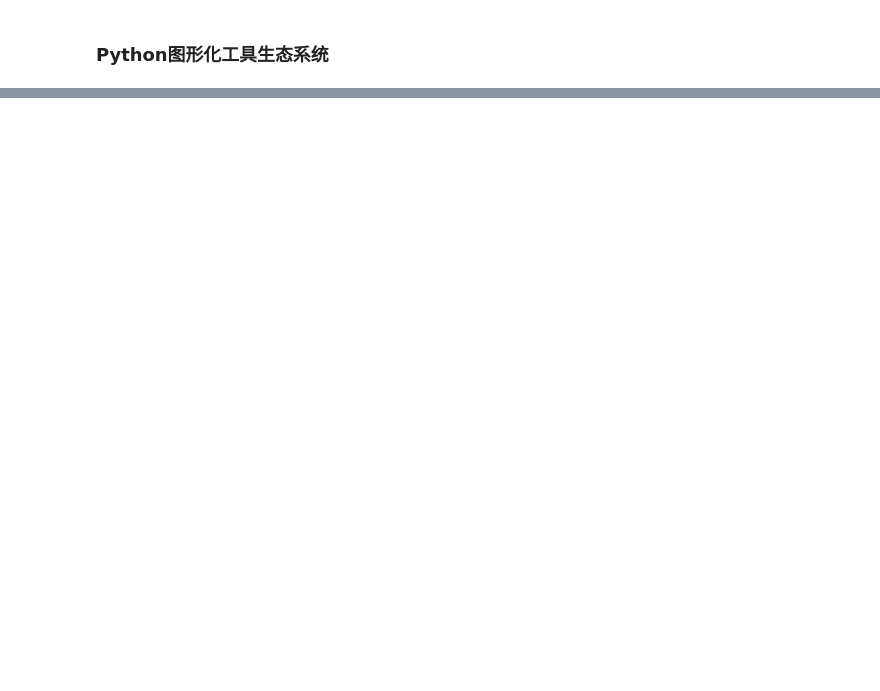
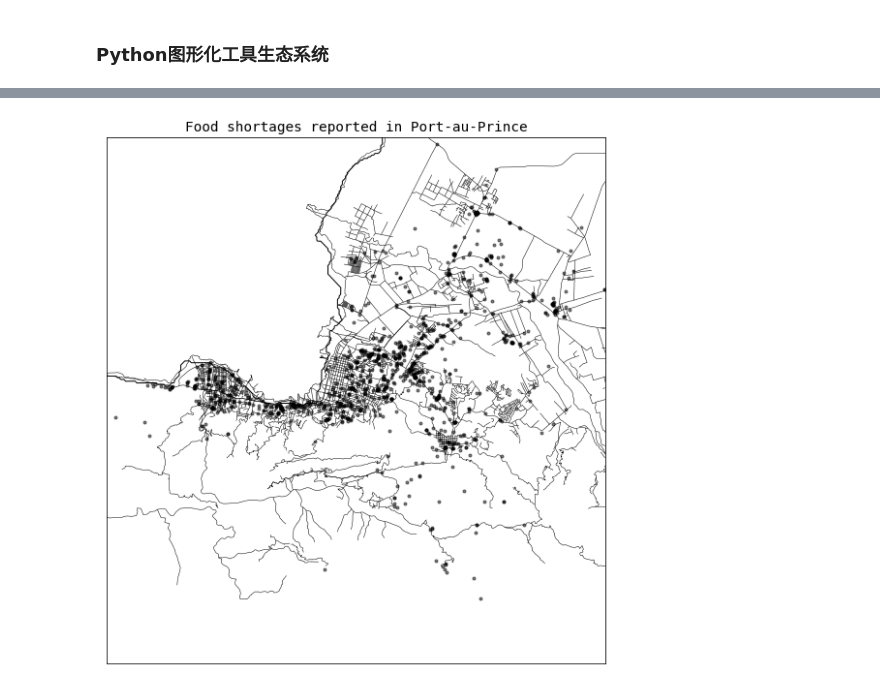
Before and after one commit to zydz/learning-dl, a Jupyter notebook: reading-books/notebooks/mypydata-book/ch08.ipynb, the cells around one changed output, grey strips where cells are left out. Cells and saved outputs as stored; diff of their text form; code cells hidden in the pictures; blank space fills up the shorter version.

```diff
--- a/reading-books/notebooks/mypydata-book/ch08.ipynb
+++ b/reading-books/notebooks/mypydata-book/ch08.ipynb
@@ -389,0 +777,16 @@ pd.plotting.scatter_matrix(trans_data, diagonal='kde',
+# %%
+#程序输入是4个经度纬度参数，表示绘制范围，默认的纬度范围是17.25到20.25度，经度范围是-75到-71度。
+def basic_map_plot(ax=None, lllat=17.25, urlat=20.25,
+                    lllon=-75, urlon=-71):
+    # 创建极球面投影的Basemap实例，projection='stere'表示地图类型是极球面，lon_0和lat_0表示地图中心点.
+    m = Basemap(ax=ax, projection='stere',
+                lon_0=(urlon + lllon) / 2,
+                lat_0=(urlat + lllat) / 2,
+                llcrnrlat=lllat, urcrnrlat=urlat,
+                llcrnrlon=lllon, urcrnrlon=urlon,
+                resolution='f')
+
+    m.drawcoastlines() #绘制海岸线
+    m.drawstates() #绘制州界
+    m.drawcountries() #绘制国界
+    return m
@@ -389,0 +818,25 @@ pd.plotting.scatter_matrix(trans_data, diagonal='kde',
+# %%
+#街道数据的路径
+shapefilepath = '../pydata/ch08/PortAuPrince_Roads/PortAuPrince_Roads'
+
+fig = plt.figure()
+ax = fig.add_subplot(1,1,1)
+
+lat0 = 18.533333;lon0 = -72.333333;change = 0.13;
+lllat=lat0-change; urlat=lat0+change; lllon=lon0-change; urlon=lon0+change;
+
+m = basic_map_plot(ax, lllat=lllat, urlat=urlat,lllon=lllon, urlon=urlon)
+
+m.readshapefile(shapefilepath,'roads') #添加街道数据
+
+code = '2a'
+cat_data = data[data['category_%s' % code] == 1]
+
+# compute map proj coordinates.
+x, y = m(cat_data.LONGITUDE.values, cat_data.LATITUDE.values)
+
+m.plot(x, y, 'k.', alpha=0.5)
+ax.set_title('Food shortages reported in Port-au-Prince')
+plt.savefig('myfig.png',dpi=400,bbox_inches='tight')
+# %% [output]
+[figure, added]
```
Also changed, not shown: parts of 68 cells of this notebook, 1 other file.
